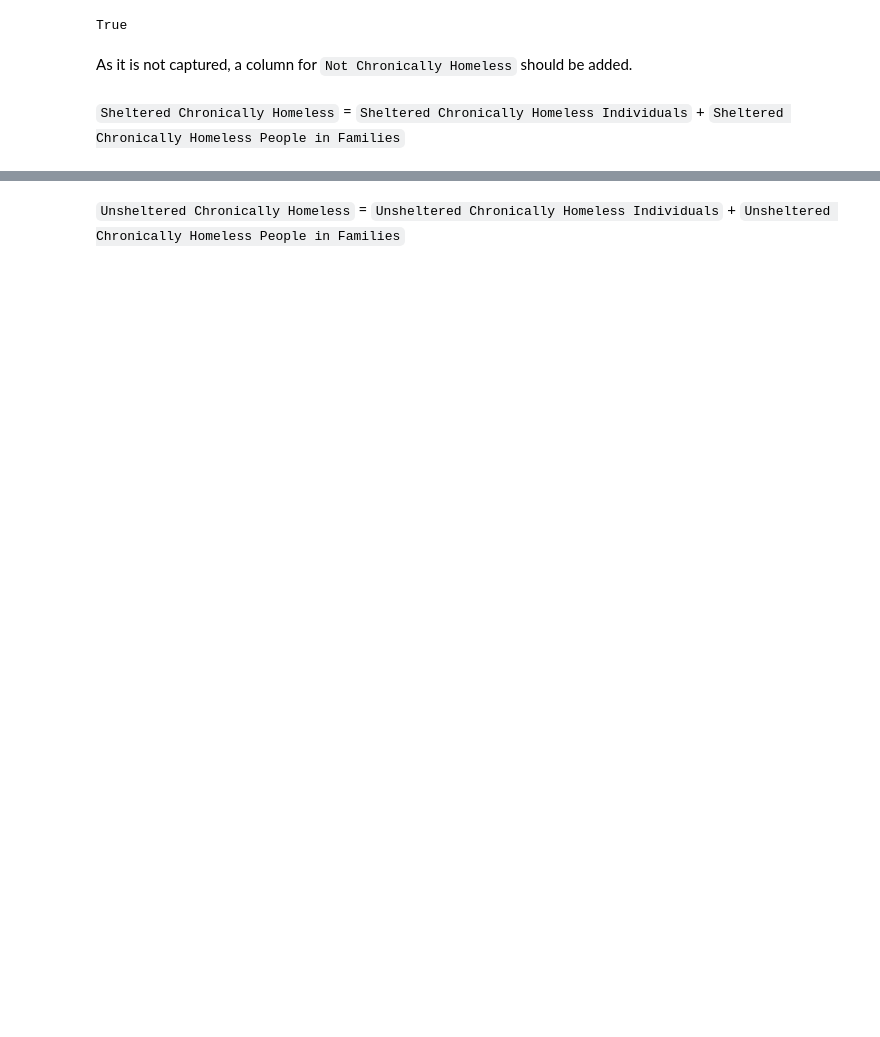
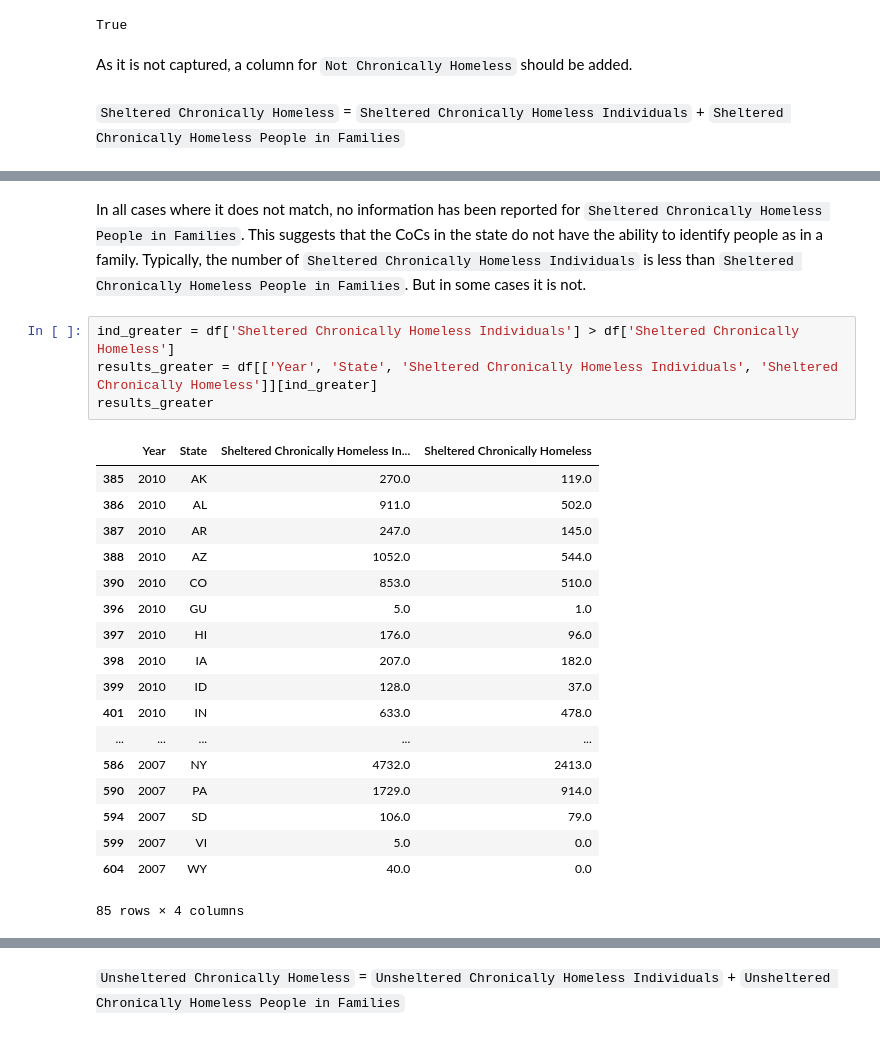
Before and after one commit to rebeccaebarnes/Homelessness, a Jupyter notebook: homelessness-working.ipynb, the cells around one changed output, grey strips where cells are left out. Cells and saved outputs as stored; diff of their text form; blank space fills up the shorter version.

```diff
--- a/homelessness-working.ipynb
+++ b/homelessness-working.ipynb
@@ -274,0 +324,25 @@ print(test['Sheltered Chronically Homeless'][0])
+# %% [markdown]
+In all cases where it does not match, no information has been reported for `Sheltered Chronically Homeless People in Families`. This suggests that the CoCs in the state do not have the ability to identify people as in a family. Typically, the number of `Sheltered Chronically Homeless Individuals` is less than `Sheltered Chronically Homeless People in Families`. But in some cases it is not.
+# %%
+ind_greater = df['Sheltered Chronically Homeless Individuals'] > df['Sheltered Chronically Homeless']
+results_greater = df[['Year', 'State', 'Sheltered Chronically Homeless Individuals', 'Sheltered Chronically Homeless']][ind_greater]
+results_greater
+# %% [output]
+|  | Year | State | Sheltered Chronically Homeless In... | Sheltered Chronically Homeless |
+| 385 | 2010 | AK | 270.0 | 119.0 |
+| 386 | 2010 | AL | 911.0 | 502.0 |
+| 387 | 2010 | AR | 247.0 | 145.0 |
+| 388 | 2010 | AZ | 1052.0 | 544.0 |
+| 390 | 2010 | CO | 853.0 | 510.0 |
+| 396 | 2010 | GU | 5.0 | 1.0 |
+| 397 | 2010 | HI | 176.0 | 96.0 |
+| 398 | 2010 | IA | 207.0 | 182.0 |
+| 399 | 2010 | ID | 128.0 | 37.0 |
+| 401 | 2010 | IN | 633.0 | 478.0 |
+| ... | ... | ... | ... | ... |
+| 586 | 2007 | NY | 4732.0 | 2413.0 |
+| 590 | 2007 | PA | 1729.0 | 914.0 |
+| 594 | 2007 | SD | 106.0 | 79.0 |
+| 599 | 2007 | VI | 5.0 | 0.0 |
+| 604 | 2007 | WY | 40.0 | 0.0 |
+85 rows × 4 columns
```
Also changed, not shown: parts of 42 cells of this notebook.
